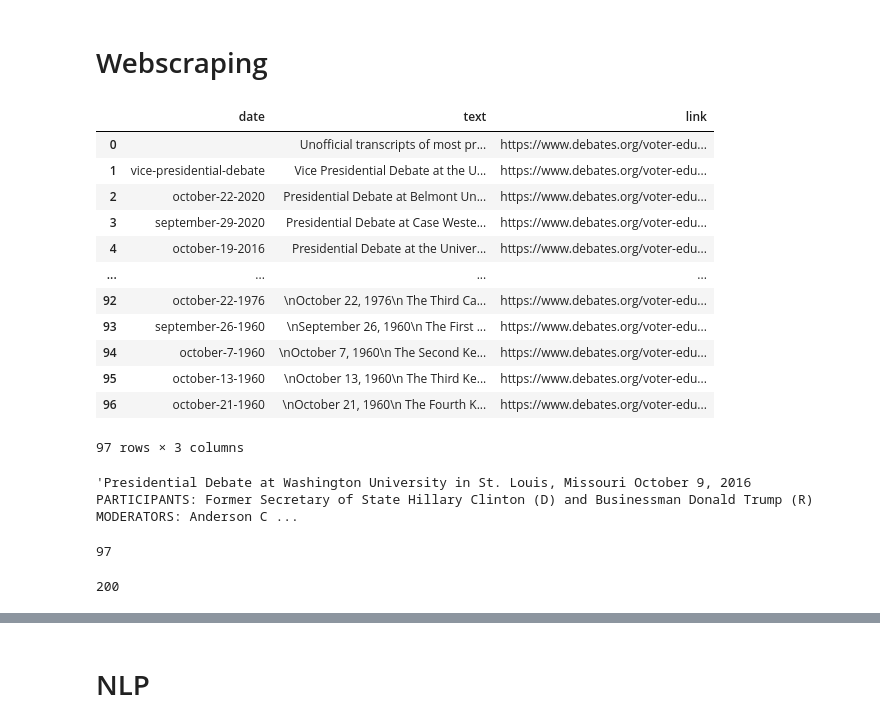
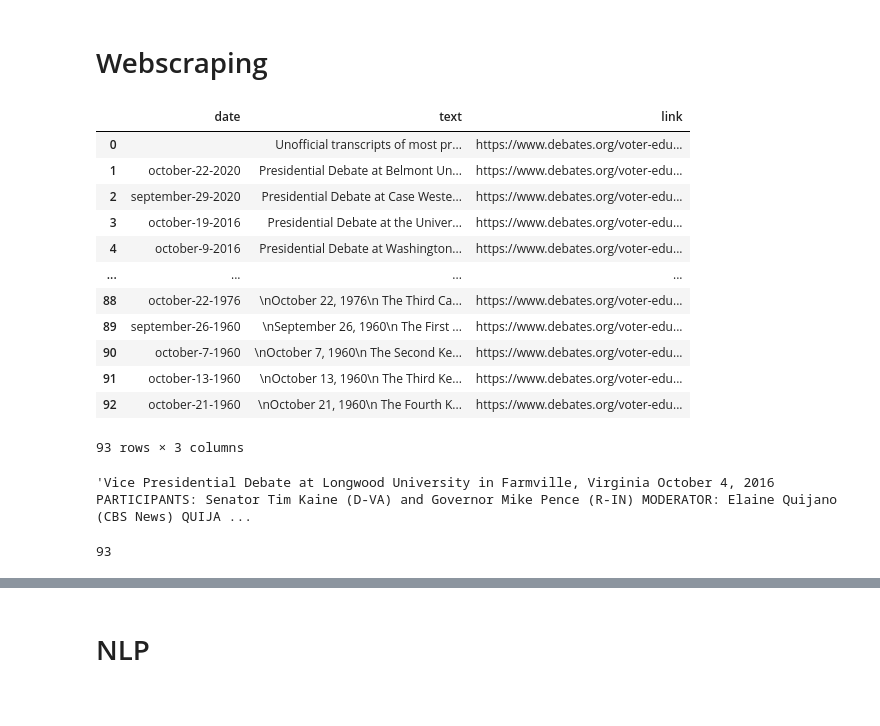
Before and after one commit to natehiatt/presidency_project, a Jupyter notebook: notebooks/shelley_scratch.ipynb, the cells around one changed output, grey strips where cells are left out. Drawn from its saved outputs; the diff is of its cells as text; code cells hidden in the pictures.

```diff
--- a/notebooks/shelley_scratch.ipynb
+++ b/notebooks/shelley_scratch.ipynb
@@ -15,51 +11,51 @@ df = pd.DataFrame(columns=["date", "text", "link"])
 debatelink = []
 
 base_url = "https://www.debates.org"
 page = requests.get(urljoin(base_url, "/voter-education/debate-transcripts/"))
 soup = BeautifulSoup(page.content, 'html.parser')
 
 links = soup.find_all("a")
 for link in links:
-    if "debate-transcript" in link.get("href") and "Media" not in link.get("href"):
+    if "debate-transcript" in link.get("href") and "Media" not in link.get("href") and "vice" not in link.get("href"):
         debatelink.append(urljoin(base_url, link.get("href")))
         df.loc[len(df)] = [None, None, urljoin(base_url, link.get("href"))]
 
 for link in df["link"]:
     try:
         page = requests.get(link)
         soup = BeautifulSoup(page.content, 'html.parser')
         text = soup.find_all("p")
         text = [t.get_text() for t in text]
         text = " ".join(text)
         df.loc[df["link"] == link, "text"] = text
 
         date_link = link.split("/")[5:6]
         date_link = "-".join(date_link[0].split("-")[:3])
         df.loc[df["link"] == link, "date"] = date_link
     except requests.exceptions.RequestException as e:
         print(f"Error accessing {link}: {e}")
 
 df
 # %% [output]
 |  | date | text | link |
 | 0 |  | Unofficial transcripts of most pr... | https://www.debates.org/voter-edu... |
-| 1 | vice-presidential-debate | Vice Presidential Debate at the U... | https://www.debates.org/voter-edu... |
-| 2 | october-22-2020 | Presidential Debate at Belmont Un... | https://www.debates.org/voter-edu... |
-| 3 | september-29-2020 | Presidential Debate at Case Weste... | https://www.debates.org/voter-edu... |
-| 4 | october-19-2016 | Presidential Debate at the Univer... | https://www.debates.org/voter-edu... |
+| 1 | october-22-2020 | Presidential Debate at Belmont Un... | https://www.debates.org/voter-edu... |
+| 2 | september-29-2020 | Presidential Debate at Case Weste... | https://www.debates.org/voter-edu... |
+| 3 | october-19-2016 | Presidential Debate at the Univer... | https://www.debates.org/voter-edu... |
+| 4 | october-9-2016 | Presidential Debate at Washington... | https://www.debates.org/voter-edu... |
 | ... | ... | ... | ... |
-| 92 | october-22-1976 | \nOctober 22, 1976\n The Third Ca... | https://www.debates.org/voter-edu... |
-| 93 | september-26-1960 | \nSeptember 26, 1960\n The First ... | https://www.debates.org/voter-edu... |
-| 94 | october-7-1960 | \nOctober 7, 1960\n The Second Ke... | https://www.debates.org/voter-edu... |
-| 95 | october-13-1960 | \nOctober 13, 1960\n The Third Ke... | https://www.debates.org/voter-edu... |
-| 96 | october-21-1960 | \nOctober 21, 1960\n The Fourth K... | https://www.debates.org/voter-edu... |
+| 88 | october-22-1976 | \nOctober 22, 1976\n The Third Ca... | https://www.debates.org/voter-edu... |
+| 89 | september-26-1960 | \nSeptember 26, 1960\n The First ... | https://www.debates.org/voter-edu... |
+| 90 | october-7-1960 | \nOctober 7, 1960\n The Second Ke... | https://www.debates.org/voter-edu... |
+| 91 | october-13-1960 | \nOctober 13, 1960\n The Third Ke... | https://www.debates.org/voter-edu... |
+| 92 | october-21-1960 | \nOctober 21, 1960\n The Fourth K... | https://www.debates.org/voter-edu... |
-97 rows × 3 columns
+93 rows × 3 columns
 # %%
 df['text'][5]
 # %% [output]
-'Presidential Debate at Washington University in St. Louis, Missouri October 9, 2016 PARTICIPANTS: Former Secretary of State Hillary Clinton (D) and Businessman Donald Trump (R) MODERATORS: Anderson C ...
+'Vice Presidential Debate at Longwood University in Farmville, Virginia October 4, 2016 PARTICIPANTS: Senator Tim Kaine (D-VA) and Governor Mike Pence (R-IN) MODERATOR: Elaine Quijano (CBS News) QUIJA ...
 # %%
 len(debatelink)
 # %% [output]
-97
+93
 # %%
@@ -69,4 +64,0 @@ req = requests.get('https://www.presidency.ucsb.edu/documents/republican-candida
-# %%
-req.status_code
-# %% [output]
-200
```
Also changed, not shown: parts of 36 cells of this notebook, 2 other files.
